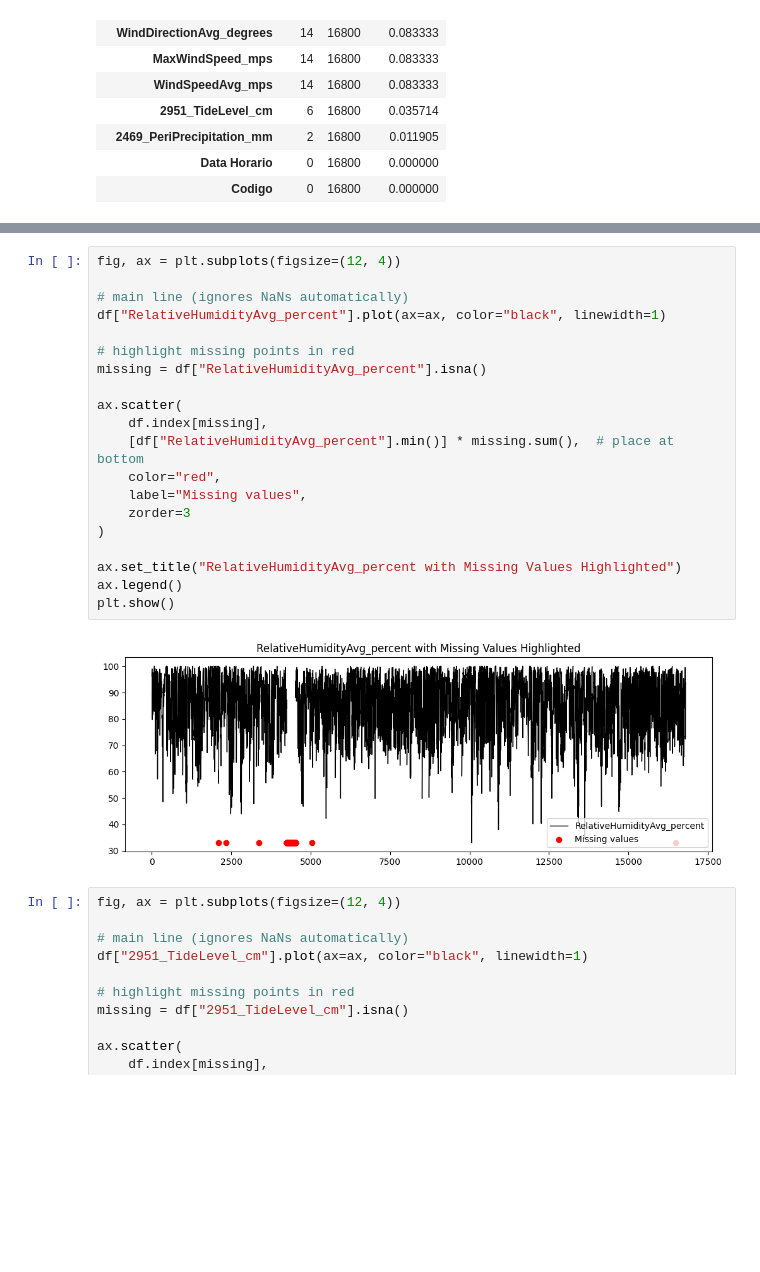
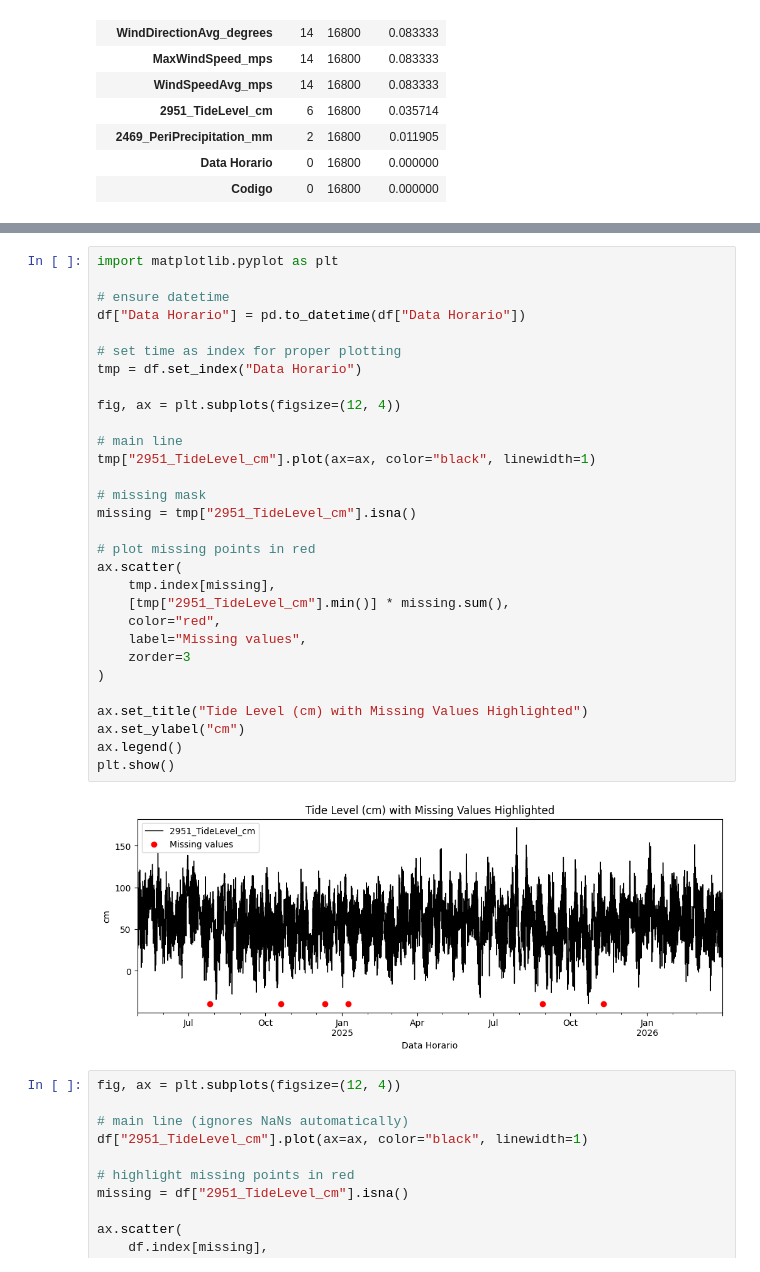
Before and after one commit to MurilloGuindani/flood-forecast, a Jupyter notebook: data_viz.ipynb, the cells around one changed output, grey strips where cells are left out. Cells and saved outputs as stored; diff of their text form; blank space fills up the shorter version.

```diff
--- a/data_viz.ipynb
+++ b/data_viz.ipynb
@@ -407,25 +415,35 @@ plt.show()
 # %%
+import matplotlib.pyplot as plt
+
+# ensure datetime
+df["Data Horario"] = pd.to_datetime(df["Data Horario"])
+
+# set time as index for proper plotting
+tmp = df.set_index("Data Horario")
+
 fig, ax = plt.subplots(figsize=(12, 4))
 
-# main line (ignores NaNs automatically)
-df["RelativeHumidityAvg_percent"].plot(ax=ax, color="black", linewidth=1)
+# main line
+tmp["2951_TideLevel_cm"].plot(ax=ax, color="black", linewidth=1)
 
-# highlight missing points in red
-missing = df["RelativeHumidityAvg_percent"].isna()
+# missing mask
+missing = tmp["2951_TideLevel_cm"].isna()
 
+# plot missing points in red
 ax.scatter(
-    df.index[missing],
-    [df["RelativeHumidityAvg_percent"].min()] * missing.sum(),  # place at bottom
+    tmp.index[missing],
+    [tmp["2951_TideLevel_cm"].min()] * missing.sum(),
     color="red",
     label="Missing values",
     zorder=3
 )
 
-ax.set_title("RelativeHumidityAvg_percent with Missing Values Highlighted")
+ax.set_title("Tide Level (cm) with Missing Values Highlighted")
+ax.set_ylabel("cm")
 ax.legend()
 plt.show()
 # %% [output]
-[figure, old version]
+[figure, new version]
 # %%
 fig, ax = plt.subplots(figsize=(12, 4))
 
```
Also changed, not shown: parts of 1 cell of this notebook.
